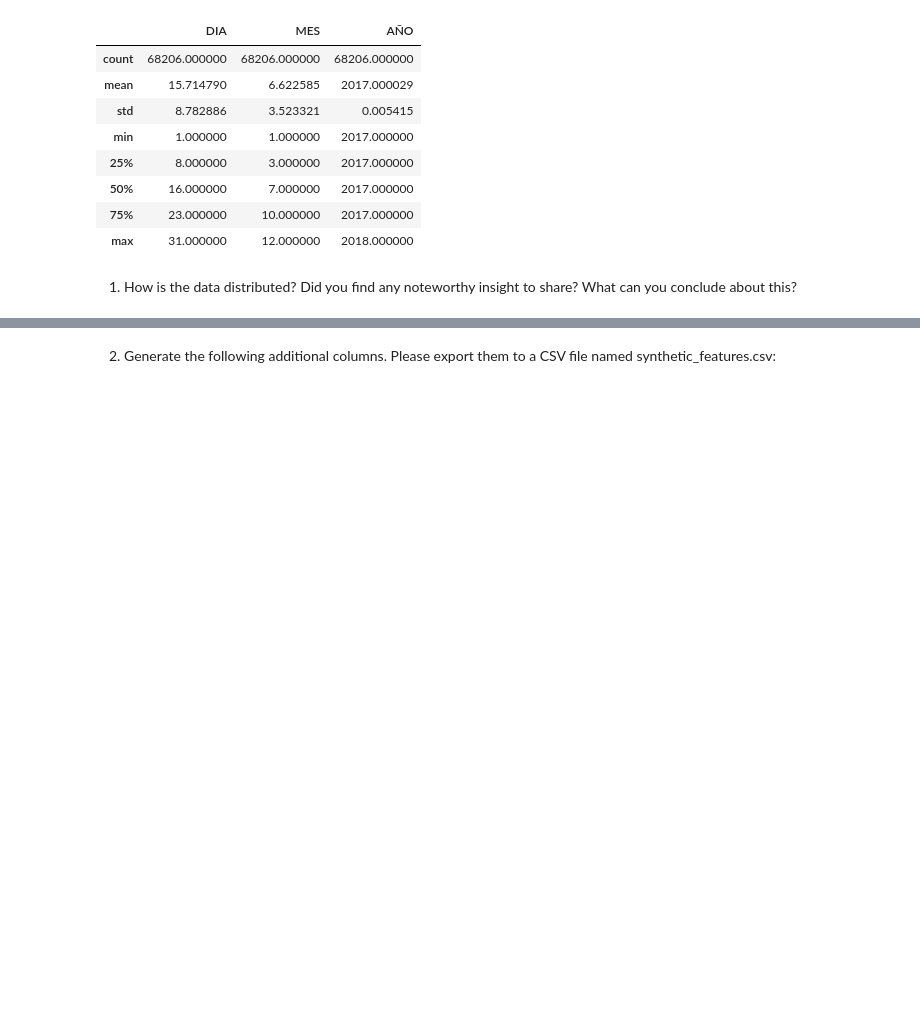
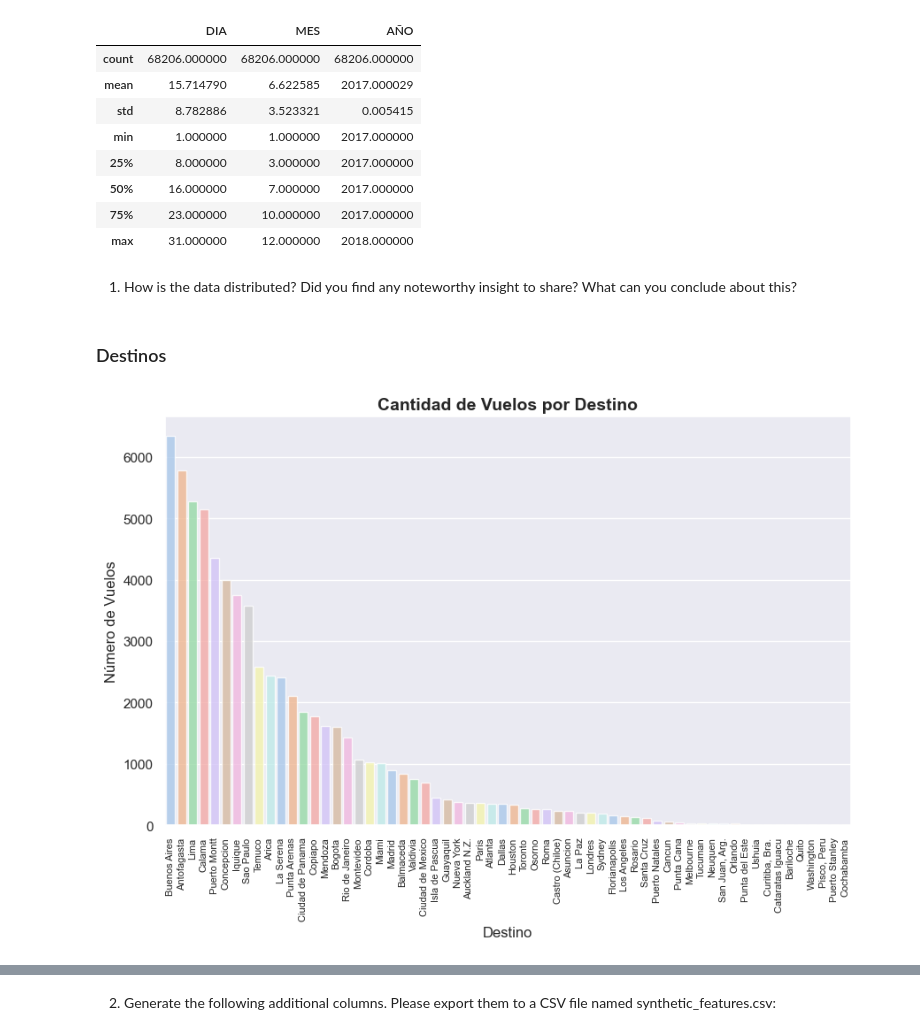
Before and after one commit to Bomblox/Challenge-Data-Scientist, a Jupyter notebook: Challenge.ipynb, the cells around one changed output, grey strips where cells are left out. Saved outputs shown, nothing was run; the diff lists cells and outputs as text; code cells hidden in the pictures; blank space fills up the shorter version.

```diff
--- a/Challenge.ipynb
+++ b/Challenge.ipynb
@@ -68,3 +68,26 @@ df.describe()
 | max | 31.000000 | 12.000000 | 2018.000000 |
 # %% [markdown]
 1. How is the data distributed? Did you find any noteworthy insight to share? What can you conclude about this?
+# %% [markdown]
+### Destinos
+# %%
+destinos = df['SIGLADES'].value_counts()
+
+# Establecer el tamaño de la figura
+plt.figure(figsize=(10, 6))
+
+# Colores personalizados
+colores = sns.color_palette('pastel')[:len(destinos)]
+
+sns.barplot(destinos.index, destinos.values, palette=colores, alpha=0.8)
+
+plt.title('Cantidad de Vuelos por Destino', fontsize=14, fontweight='bold')
+plt.ylabel('Número de Vuelos', fontsize=12)
+plt.xlabel('Destino', fontsize=12)
+
+# Ajustar el tamaño de las etiquetas del eje x
+plt.xticks(rotation=90, fontsize=8)
+
+plt.show()
+# %% [output]
+[figure, added]
```
Also changed, not shown: parts of 19 cells of this notebook.
